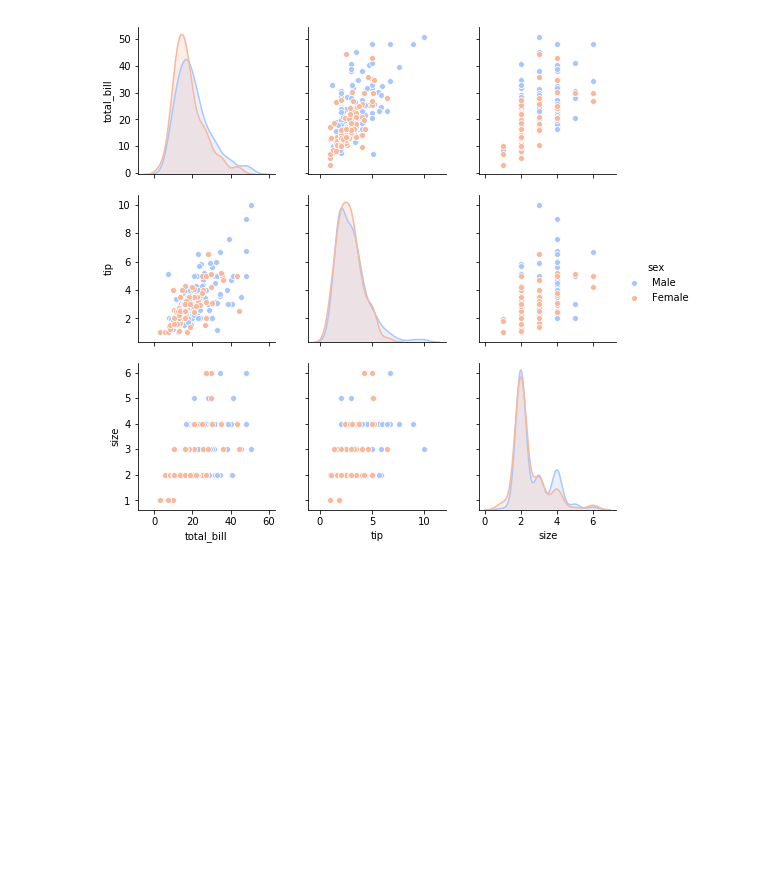
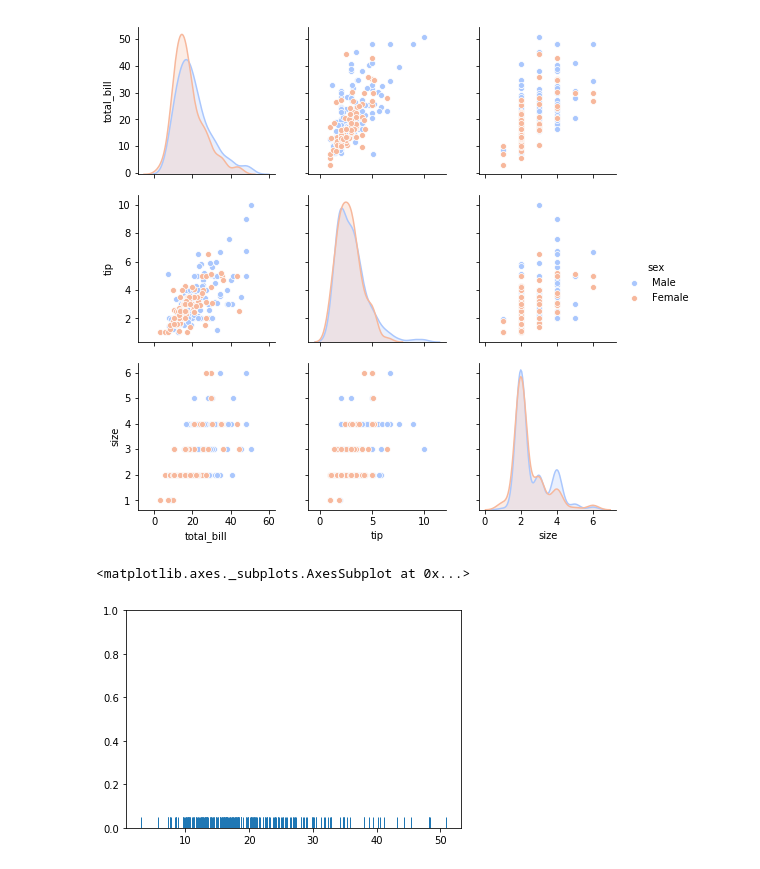
Before and after one commit to VinayagamD/DataScienceUsingPython, a Jupyter notebook: 06-Data-Visualization-with-Seaborn/SeaBorn Basics1 DistributionPlot.ipynb, the cells around one changed output. Saved outputs shown, nothing was run; the diff lists cells and outputs as text; code cells hidden in the pictures; blank space fills up the shorter version.

```diff
--- a/06-Data-Visualization-with-Seaborn/SeaBorn Basics1 DistributionPlot.ipynb
+++ b/06-Data-Visualization-with-Seaborn/SeaBorn Basics1 DistributionPlot.ipynb
@@ -35,3 +35,8 @@ sns.pairplot(tips, hue='sex', palette="coolwarm")
 # %% [output]
 <seaborn.axisgrid.PairGrid at 0x...>
 [figure]
+# %%
+sns.rugplot(tips['total_bill'])
+# %% [output]
+<matplotlib.axes._subplots.AxesSubplot at 0x...>
+[figure, added]
```
Also changed, not shown: parts of 7 cells of this notebook, 2 other files.
